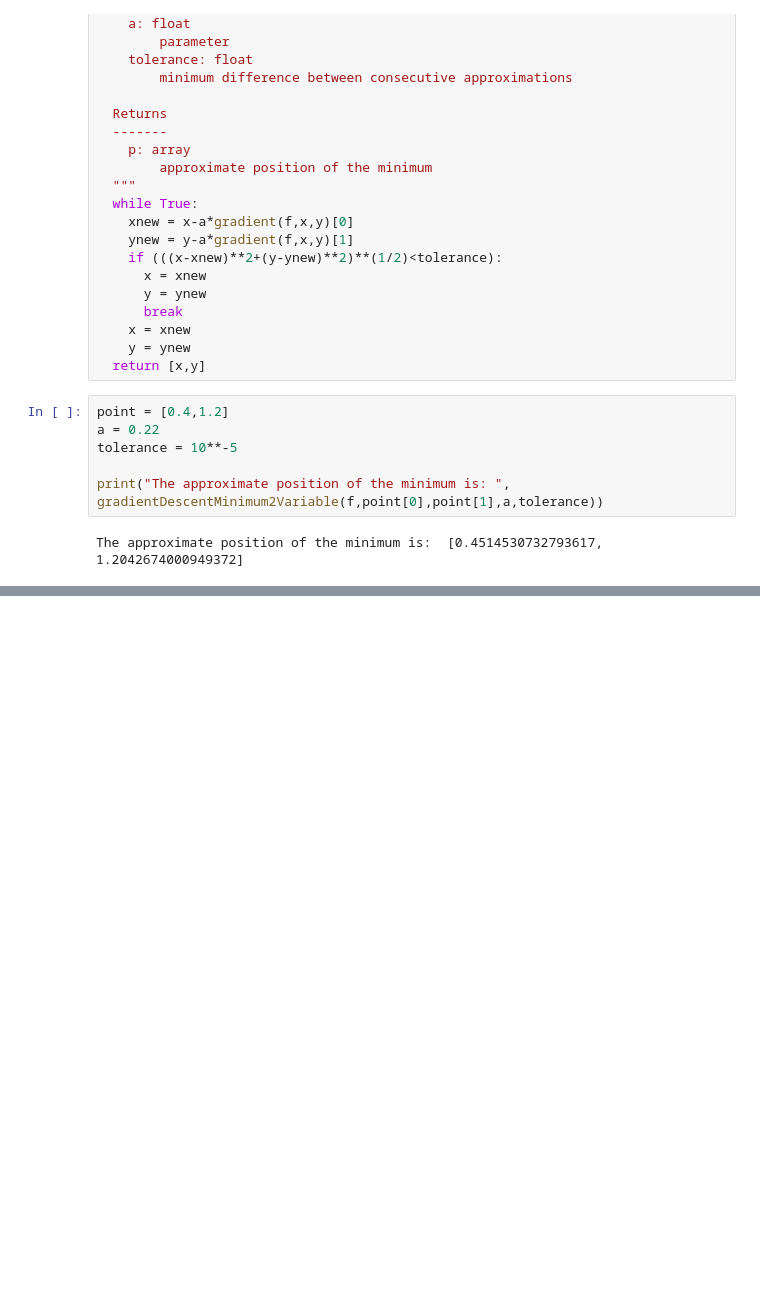
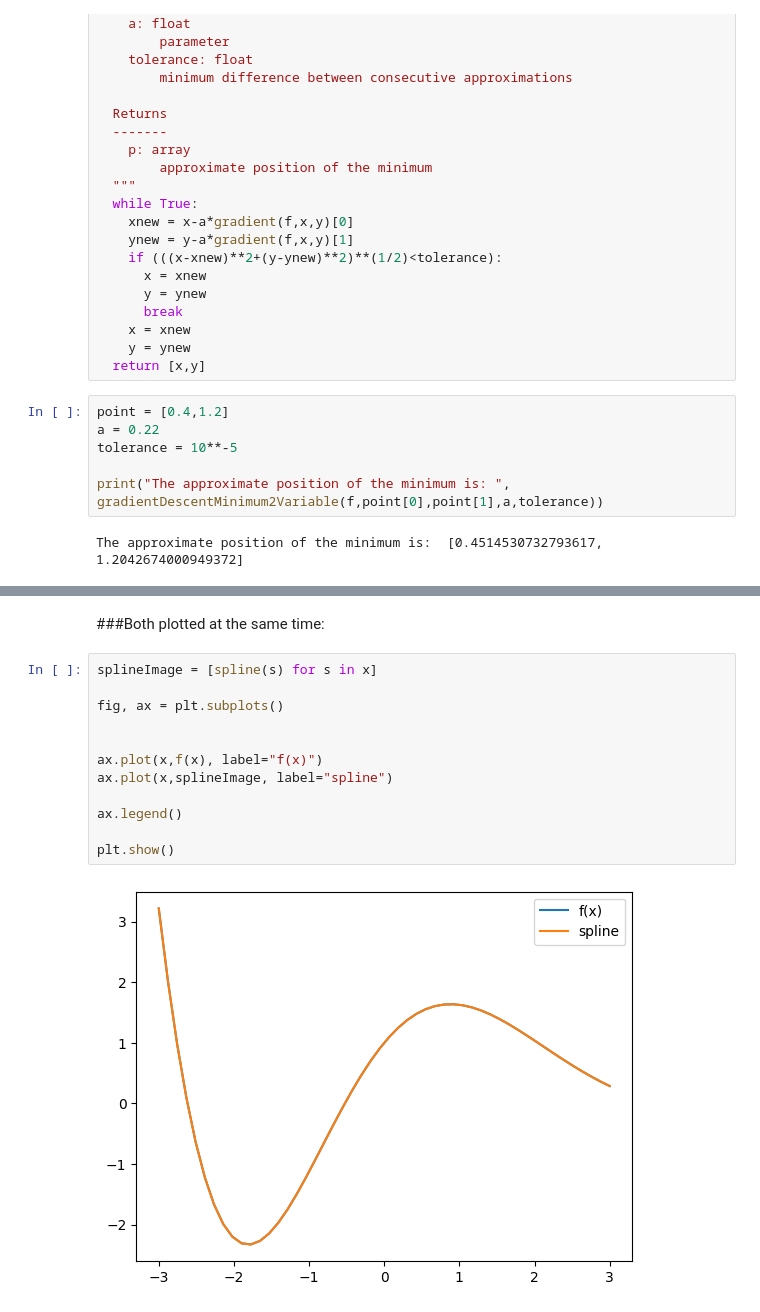
Before and after one commit to jcv00036/amn_p, a Jupyter notebook: Handout_3_Juan_Carrasco_Vico.ipynb, the cells around one changed output, grey strips where cells are left out. Saved outputs shown, nothing was run; the diff lists cells and outputs as text; blank space fills up the shorter version.

```diff
--- a/Handout_3_Juan_Carrasco_Vico.ipynb
+++ b/Handout_3_Juan_Carrasco_Vico.ipynb
@@ -931,0 +1175,16 @@ The approximate position of the minimum is:  [0.4514530732793617, 1.204267400094
+# %% [markdown]
+###Both plotted at the same time:
+# %%
+splineImage = [spline(s) for s in x]
+
+fig, ax = plt.subplots()
+
+
+ax.plot(x,f(x), label="f(x)")
+ax.plot(x,splineImage, label="spline")
+
+ax.legend()
+
+plt.show()
+# %% [output]
+[figure, added]
```
Also changed, not shown: parts of 27 cells of this notebook.
